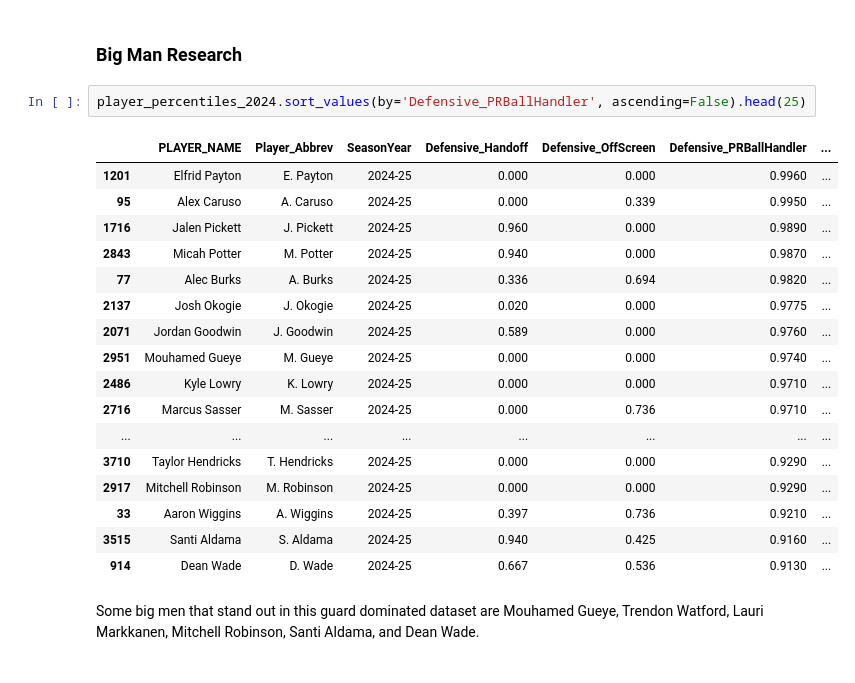
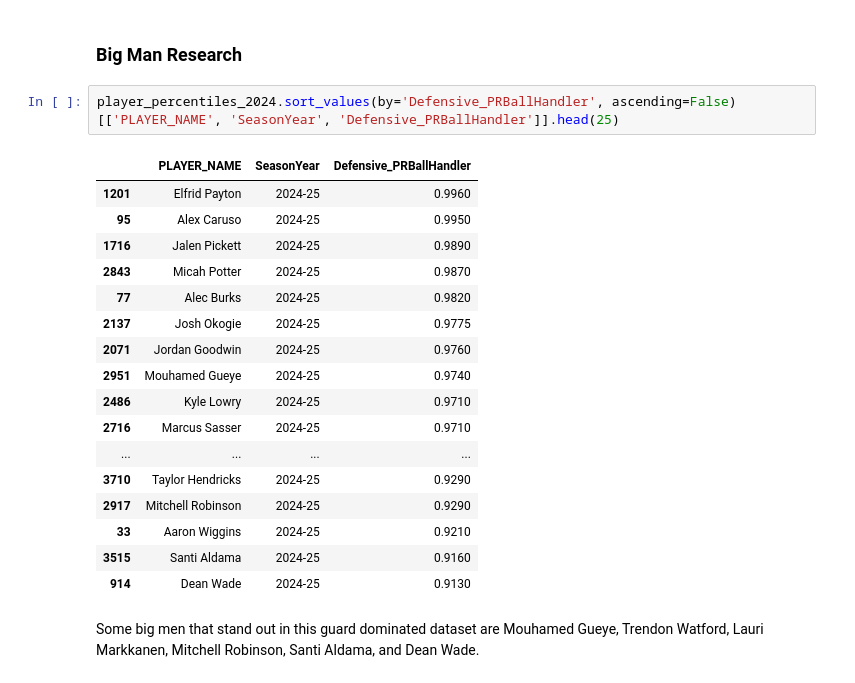
Before and after one commit to kevinkietle/Lakers-2025-Team-Fits, a Jupyter notebook: scripts/lakers_fits_acquisition_recommendations.ipynb, the cells around one changed output. Saved outputs shown, nothing was run; the diff lists cells and outputs as text.

```diff
--- a/scripts/lakers_fits_acquisition_recommendations.ipynb
+++ b/scripts/lakers_fits_acquisition_recommendations.ipynb
@@ -92,25 +57,25 @@ memory usage: 56.8+ KB
 # %% [markdown]
 ### Big Man Research
 # %%
-player_percentiles_2024.sort_values(by='Defensive_PRBallHandler', ascending=False).head(25)
+player_percentiles_2024.sort_values(by='Defensive_PRBallHandler', ascending=False)[['PLAYER_NAME', 'SeasonYear', 'Defensive_PRBallHandler']].head(25)
 # %% [output]
-|  | PLAYER_NAME | Player_Abbrev | SeasonYear | Defensive_Handoff | Defensive_OffScreen | Defensive_PRBallHandler | ... |
-| 1201 | Elfrid Payton | E. Payton | 2024-25 | 0.000 | 0.000 | 0.9960 | ... |
-| 95 | Alex Caruso | A. Caruso | 2024-25 | 0.000 | 0.339 | 0.9950 | ... |
-| 1716 | Jalen Pickett | J. Pickett | 2024-25 | 0.960 | 0.000 | 0.9890 | ... |
-| 2843 | Micah Potter | M. Potter | 2024-25 | 0.940 | 0.000 | 0.9870 | ... |
-| 77 | Alec Burks | A. Burks | 2024-25 | 0.336 | 0.694 | 0.9820 | ... |
-| 2137 | Josh Okogie | J. Okogie | 2024-25 | 0.020 | 0.000 | 0.9775 | ... |
-| 2071 | Jordan Goodwin | J. Goodwin | 2024-25 | 0.589 | 0.000 | 0.9760 | ... |
-| 2951 | Mouhamed Gueye | M. Gueye | 2024-25 | 0.000 | 0.000 | 0.9740 | ... |
-| 2486 | Kyle Lowry | K. Lowry | 2024-25 | 0.000 | 0.000 | 0.9710 | ... |
-| 2716 | Marcus Sasser | M. Sasser | 2024-25 | 0.000 | 0.736 | 0.9710 | ... |
-| ... | ... | ... | ... | ... | ... | ... | ... |
-| 3710 | Taylor Hendricks | T. Hendricks | 2024-25 | 0.000 | 0.000 | 0.9290 | ... |
-| 2917 | Mitchell Robinson | M. Robinson | 2024-25 | 0.000 | 0.000 | 0.9290 | ... |
-| 33 | Aaron Wiggins | A. Wiggins | 2024-25 | 0.397 | 0.736 | 0.9210 | ... |
-| 3515 | Santi Aldama | S. Aldama | 2024-25 | 0.940 | 0.425 | 0.9160 | ... |
-| 914 | Dean Wade | D. Wade | 2024-25 | 0.667 | 0.536 | 0.9130 | ... |
+|  | PLAYER_NAME | SeasonYear | Defensive_PRBallHandler |
+| 1201 | Elfrid Payton | 2024-25 | 0.9960 |
+| 95 | Alex Caruso | 2024-25 | 0.9950 |
+| 1716 | Jalen Pickett | 2024-25 | 0.9890 |
+| 2843 | Micah Potter | 2024-25 | 0.9870 |
+| 77 | Alec Burks | 2024-25 | 0.9820 |
+| 2137 | Josh Okogie | 2024-25 | 0.9775 |
+| 2071 | Jordan Goodwin | 2024-25 | 0.9760 |
+| 2951 | Mouhamed Gueye | 2024-25 | 0.9740 |
+| 2486 | Kyle Lowry | 2024-25 | 0.9710 |
+| 2716 | Marcus Sasser | 2024-25 | 0.9710 |
+| ... | ... | ... | ... |
+| 3710 | Taylor Hendricks | 2024-25 | 0.9290 |
+| 2917 | Mitchell Robinson | 2024-25 | 0.9290 |
+| 33 | Aaron Wiggins | 2024-25 | 0.9210 |
+| 3515 | Santi Aldama | 2024-25 | 0.9160 |
+| 914 | Dean Wade | 2024-25 | 0.9130 |
 # %% [markdown]
 Some big men that stand out in this guard dominated dataset are Mouhamed Gueye, Trendon Watford, Lauri Markkanen, Mitchell Robinson, Santi Aldama, and Dean Wade.
 # %%
```
Also changed, not shown: parts of 20 cells of this notebook, 3 other files.
